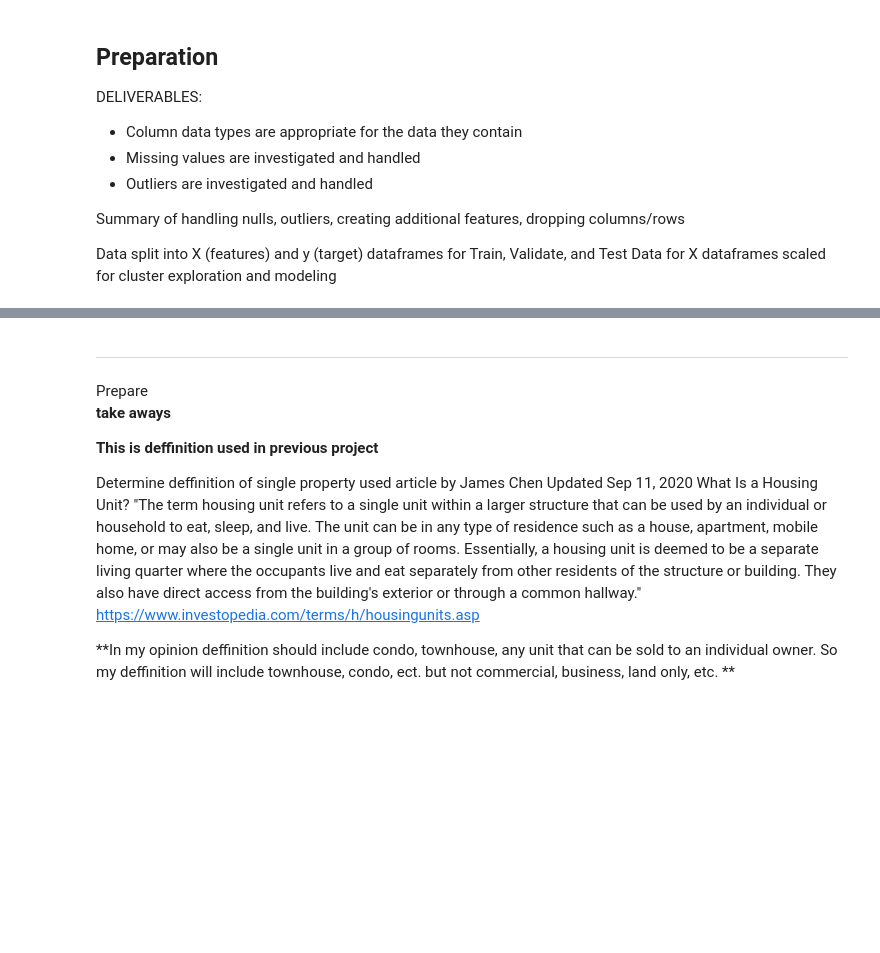
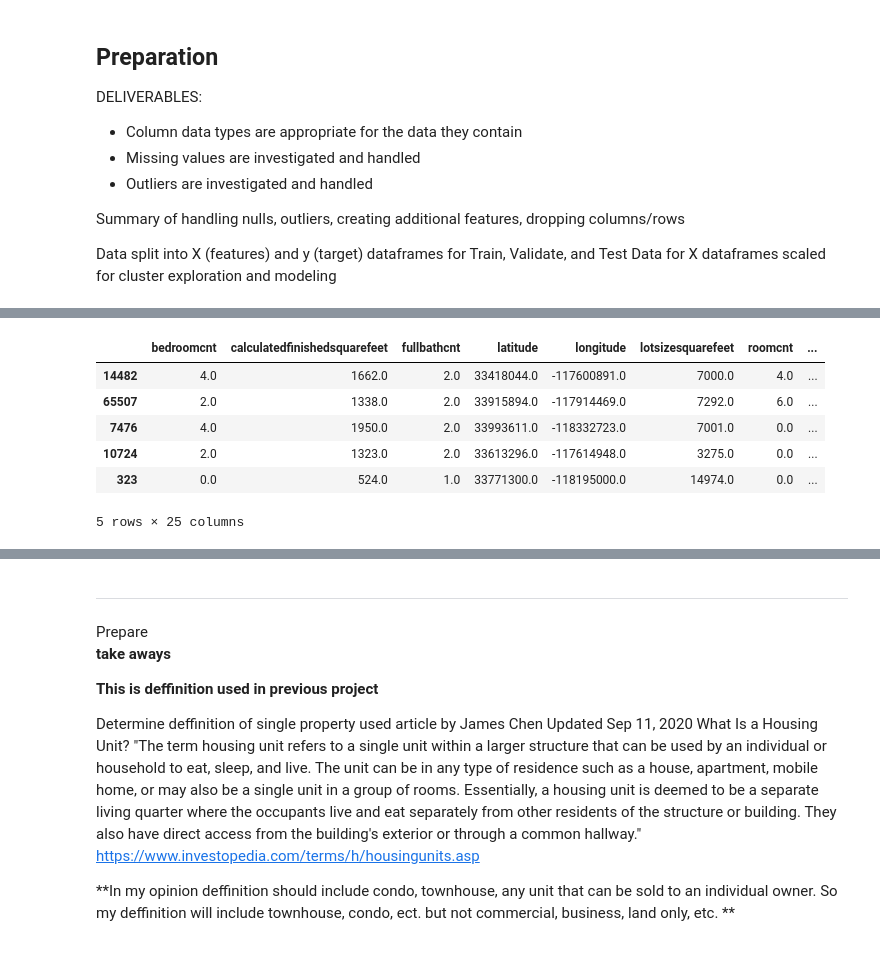
Before and after one commit to RyvynYoung/Zillow_Clustering_Project, a Jupyter notebook: mvp.ipynb, the cells around one changed output, grey strips where cells are left out. Saved outputs shown, nothing was run; the diff lists cells and outputs as text; code cells hidden in the pictures; blank space fills up the shorter version.

```diff
--- a/mvp.ipynb
+++ b/mvp.ipynb
@@ -144,0 +200,4 @@ Acquire
+# %%
+k=5
+cluster_col_name = 'size_cluster'
+train_clusters, kmeans = explore.run_kmeans(X_train_scaled, X_train, cluster_vars, k, cluster_col_name)
@@ -144,0 +218,2 @@ Acquire
+# %%
+centroids = explore.get_centroids(kmeans, cluster_vars, cluster_col_name)
@@ -144,0 +229,12 @@ Acquire
+# %%
+X_train, X_train_scaled = explore.add_to_train(X_train, train_clusters, X_train_scaled, centroids, cluster_col_name)
+# %%
+X_train.head()
+# %% [output]
+|  | bedroomcnt | calculatedfinishedsquarefeet | fullbathcnt | latitude | longitude | lotsizesquarefeet | roomcnt | ... |
+| 14482 | 4.0 | 1662.0 | 2.0 | 33418044.0 | -117600891.0 | 7000.0 | 4.0 | ... |
+| 65507 | 2.0 | 1338.0 | 2.0 | 33915894.0 | -117914469.0 | 7292.0 | 6.0 | ... |
+| 7476 | 4.0 | 1950.0 | 2.0 | 33993611.0 | -118332723.0 | 7001.0 | 0.0 | ... |
+| 10724 | 2.0 | 1323.0 | 2.0 | 33613296.0 | -117614948.0 | 3275.0 | 0.0 | ... |
+| 323 | 0.0 | 524.0 | 1.0 | 33771300.0 | -118195000.0 | 14974.0 | 0.0 | ... |
+5 rows × 25 columns
```
Also changed, not shown: parts of 23 cells of this notebook, 2 other files.
